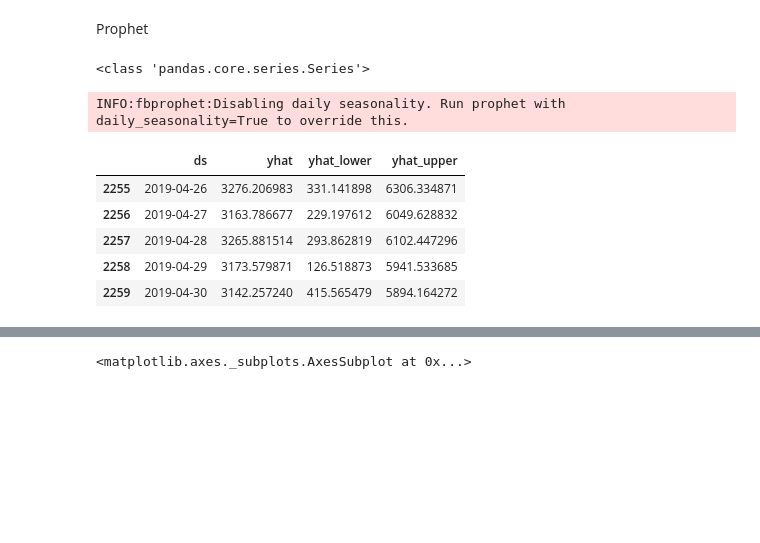
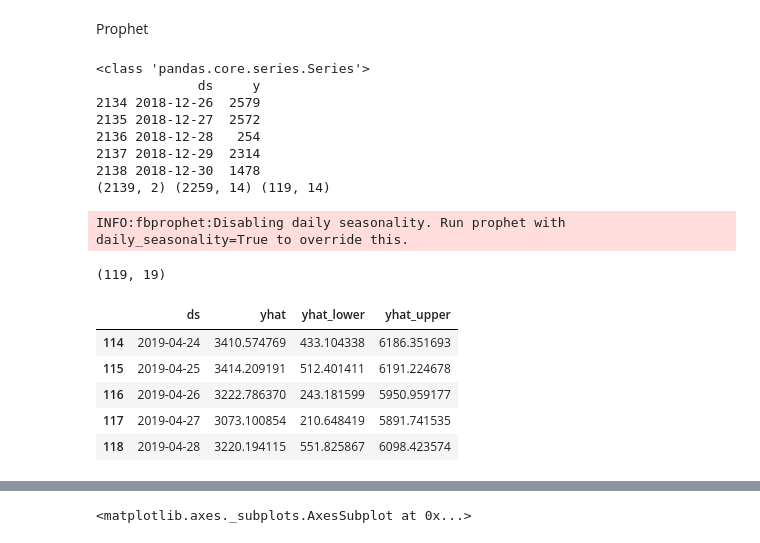
Before and after one commit to pixel-ports/PV_prod_predic, a Jupyter notebook: MODEL_PREDIC_BENCHMARK/PV_Prediction.ipynb, the cells around one changed output, grey strips where cells are left out. Cells and saved outputs as stored; diff of their text form; code cells hidden in the pictures; blank space fills up the shorter version.

```diff
--- a/MODEL_PREDIC_BENCHMARK/PV_Prediction.ipynb
+++ b/MODEL_PREDIC_BENCHMARK/PV_Prediction.ipynb
@@ -379,27 +393,38 @@ Prophet
 # %%
 from fbprophet import Prophet
 print(type(monthly_data_mean))
 monthly_data_mean = monthly_data_mean.rename({'Date': 'ds','Energy_Generated': 'y'})
 weekly_data_mean = weekly_data_mean.rename({'Date': 'ds','Energy_Generated': 'y'})
 rolling_data_28day = rolling_data_28day.reset_index()
 rolling_data_28day = rolling_data_28day.rename(columns={'Date': 'ds','Energy_Generated': 'y'})
 rolling_data_28day = rolling_data_28day.dropna()
 
-raw_data = data.reset_index()[['Date','Energy_Generated']]
+raw_data = train_data.reset_index()[['Date','Energy_Generated']]
 raw_data = raw_data.rename(columns={'Date': 'ds','Energy_Generated': 'y'})
+print(raw_data.tail())
+print(raw_data.shape,data.shape,test_data.shape)
 
 model_prophet=Prophet(interval_width=0.95, yearly_seasonality=True)
 model_prophet.fit(raw_data)
 
-future_dates = model_prophet.make_future_dataframe(periods=1,include_history=True)
+future_dates = model_prophet.make_future_dataframe(periods=119,include_history=False)
 forecast = model_prophet.predict(future_dates)
+print(forecast.shape)
 forecast[['ds', 'yhat', 'yhat_lower', 'yhat_upper']].tail()
 # %% [output]
 <class 'pandas.core.series.Series'>
+             ds     y
+2134 2018-12-26  2579
+2135 2018-12-27  2572
+2136 2018-12-28   254
+2137 2018-12-29  2314
+2138 2018-12-30  1478
+(2139, 2) (2259, 14) (119, 14)
 INFO:fbprophet:Disabling daily seasonality. Run prophet with daily_seasonality=True to override this.
+(119, 19)
 |  | ds | yhat | yhat_lower | yhat_upper |
-| 2255 | 2019-04-26 | 3276.206983 | 331.141898 | 6306.334871 |
-| 2256 | 2019-04-27 | 3163.786677 | 229.197612 | 6049.628832 |
-| 2257 | 2019-04-28 | 3265.881514 | 293.862819 | 6102.447296 |
-| 2258 | 2019-04-29 | 3173.579871 | 126.518873 | 5941.533685 |
-| 2259 | 2019-04-30 | 3142.257240 | 415.565479 | 5894.164272 |
+| 114 | 2019-04-24 | 3410.574769 | 433.104338 | 6186.351693 |
+| 115 | 2019-04-25 | 3414.209191 | 512.401411 | 6191.224678 |
+| 116 | 2019-04-26 | 3222.786370 | 243.181599 | 5950.959177 |
+| 117 | 2019-04-27 | 3073.100854 | 210.648419 | 5891.741535 |
+| 118 | 2019-04-28 | 3220.194115 | 551.825867 | 6098.423574 |
```
Also changed, not shown: parts of 7 cells of this notebook.
